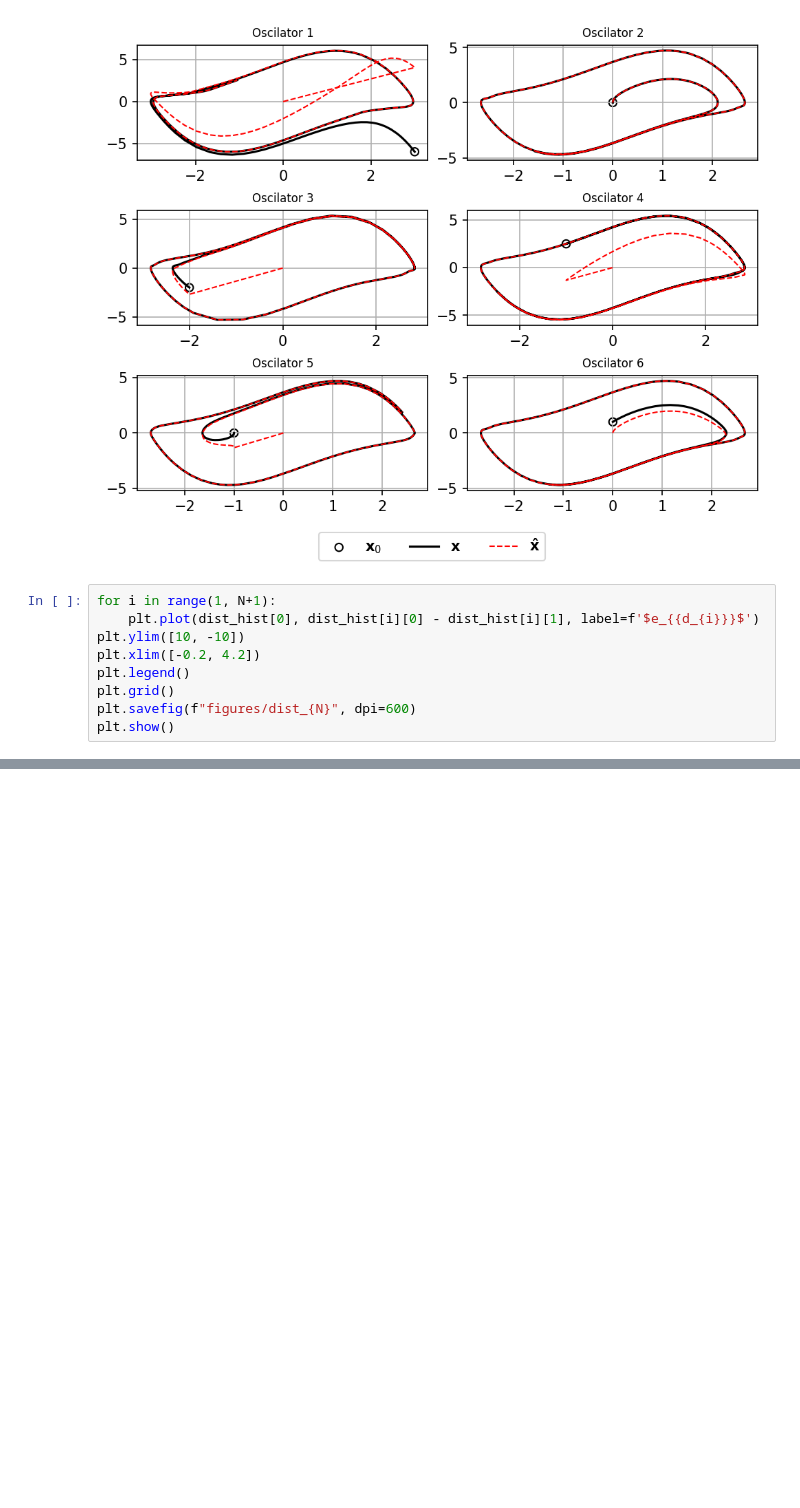
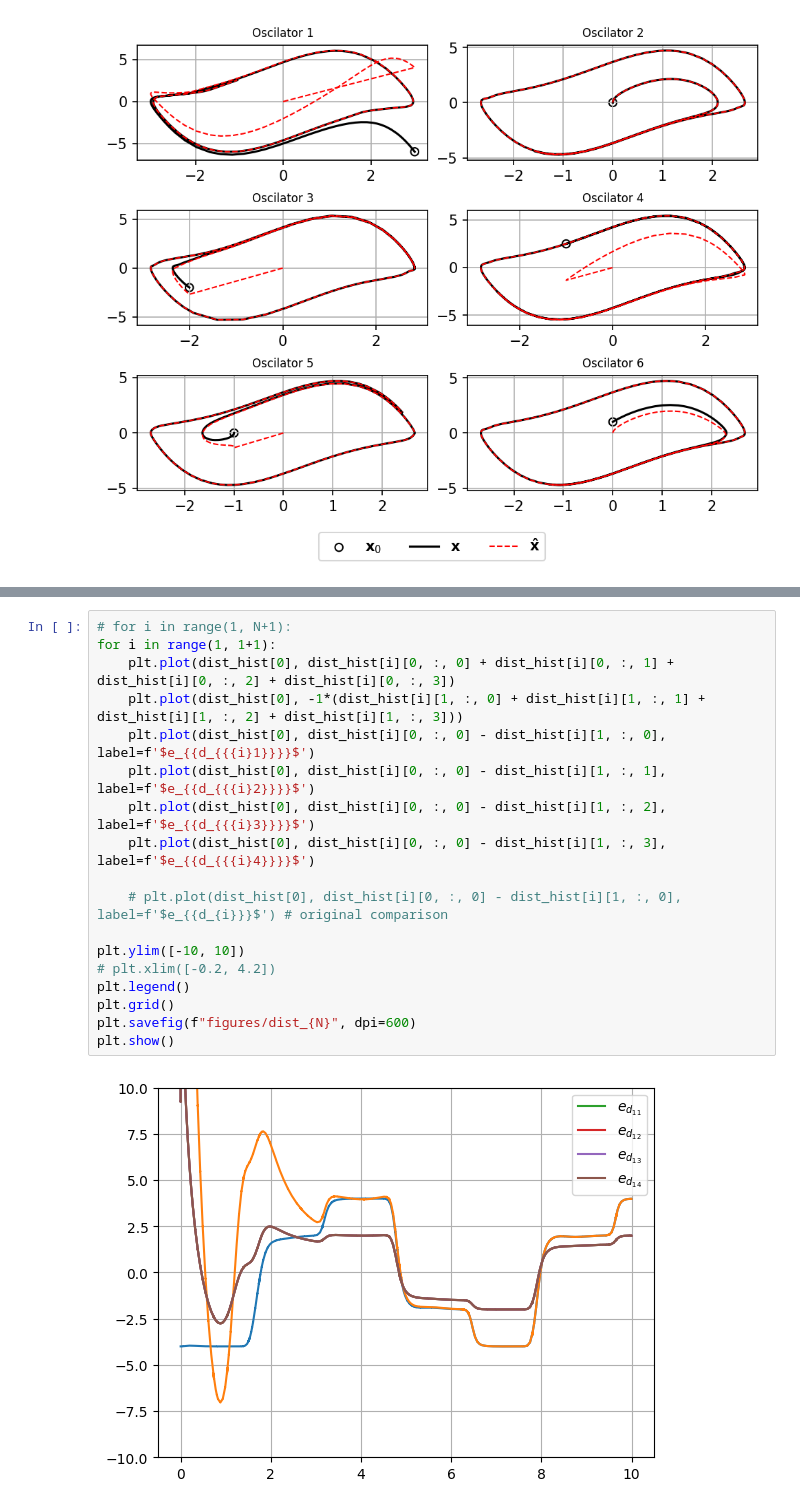
Before and after one commit to LuizAntonio3/Control-Scripts, a Jupyter notebook: notebooks/interconnected-van-der-pol-oscilator-observer.ipynb, the cells around one changed output, grey strips where cells are left out. Saved outputs shown, nothing was run; the diff lists cells and outputs as text; blank space fills up the shorter version.

```diff
--- a/notebooks/interconnected-van-der-pol-oscilator-observer.ipynb
+++ b/notebooks/interconnected-van-der-pol-oscilator-observer.ipynb
@@ -602,12 +623,3 @@ nx = A_cell[0][0].shape[0]
 plot_graph(x, nx)
 # %% [output]
 [figure]
-# %%
-for i in range(1, N+1):
-    plt.plot(dist_hist[0], dist_hist[i][0] - dist_hist[i][1], label=f'$e_{{d_{i}}}$')
-plt.ylim([10, -10])
-plt.xlim([-0.2, 4.2])
-plt.legend()
-plt.grid()
-plt.savefig(f"figures/dist_{N}", dpi=600)
-plt.show()
@@ -615,0 +643,20 @@ plt.show()
+# %%
+# for i in range(1, N+1):
+for i in range(1, 1+1):
+    plt.plot(dist_hist[0], dist_hist[i][0, :, 0] + dist_hist[i][0, :, 1] + dist_hist[i][0, :, 2] + dist_hist[i][0, :, 3])
+    plt.plot(dist_hist[0], -1*(dist_hist[i][1, :, 0] + dist_hist[i][1, :, 1] + dist_hist[i][1, :, 2] + dist_hist[i][1, :, 3]))
+    plt.plot(dist_hist[0], dist_hist[i][0, :, 0] - dist_hist[i][1, :, 0], label=f'$e_{{d_{{{i}1}}}}$')
+    plt.plot(dist_hist[0], dist_hist[i][0, :, 0] - dist_hist[i][1, :, 1], label=f'$e_{{d_{{{i}2}}}}$')
+    plt.plot(dist_hist[0], dist_hist[i][0, :, 0] - dist_hist[i][1, :, 2], label=f'$e_{{d_{{{i}3}}}}$')
+    plt.plot(dist_hist[0], dist_hist[i][0, :, 0] - dist_hist[i][1, :, 3], label=f'$e_{{d_{{{i}4}}}}$')
+
+    # plt.plot(dist_hist[0], dist_hist[i][0, :, 0] - dist_hist[i][1, :, 0], label=f'$e_{{d_{i}}}$') # original comparison
+
+plt.ylim([-10, 10])
+# plt.xlim([-0.2, 4.2])
+plt.legend()
+plt.grid()
+plt.savefig(f"figures/dist_{N}", dpi=600)
+plt.show()
+# %% [output]
+[figure, added]
```
Also changed, not shown: parts of 6 cells of this notebook.
